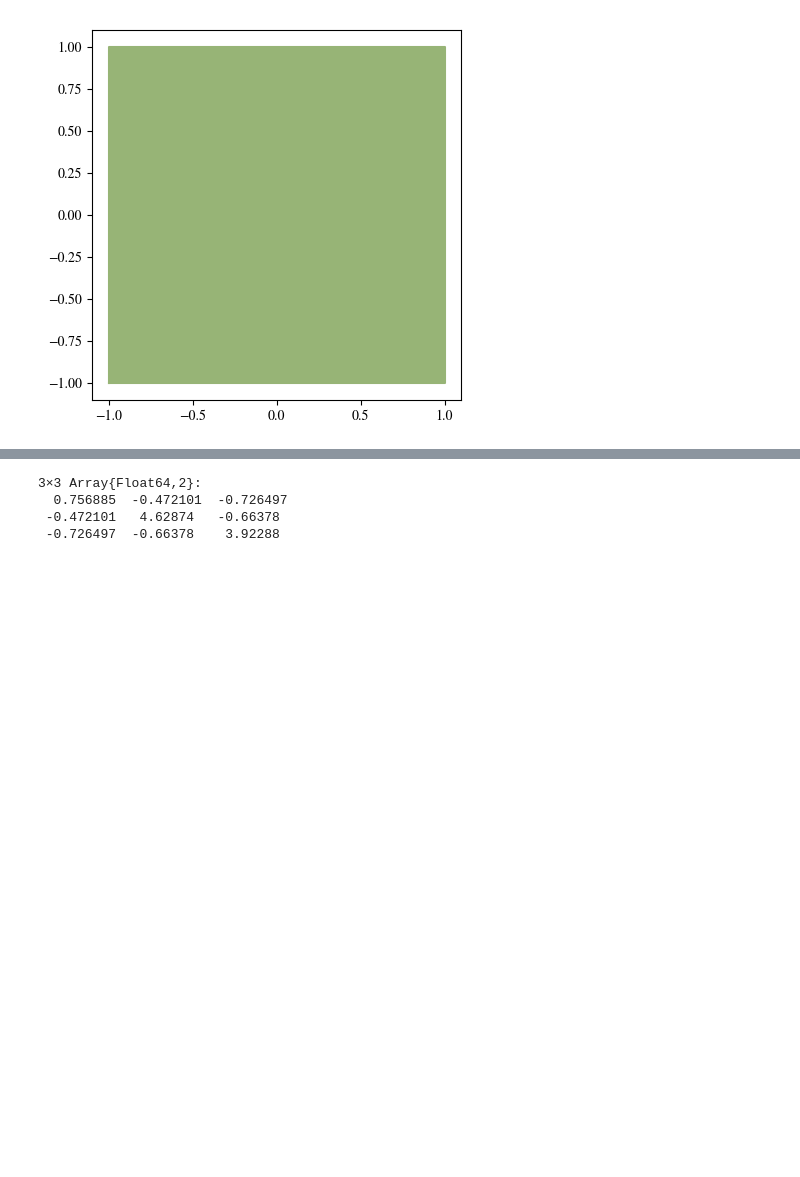
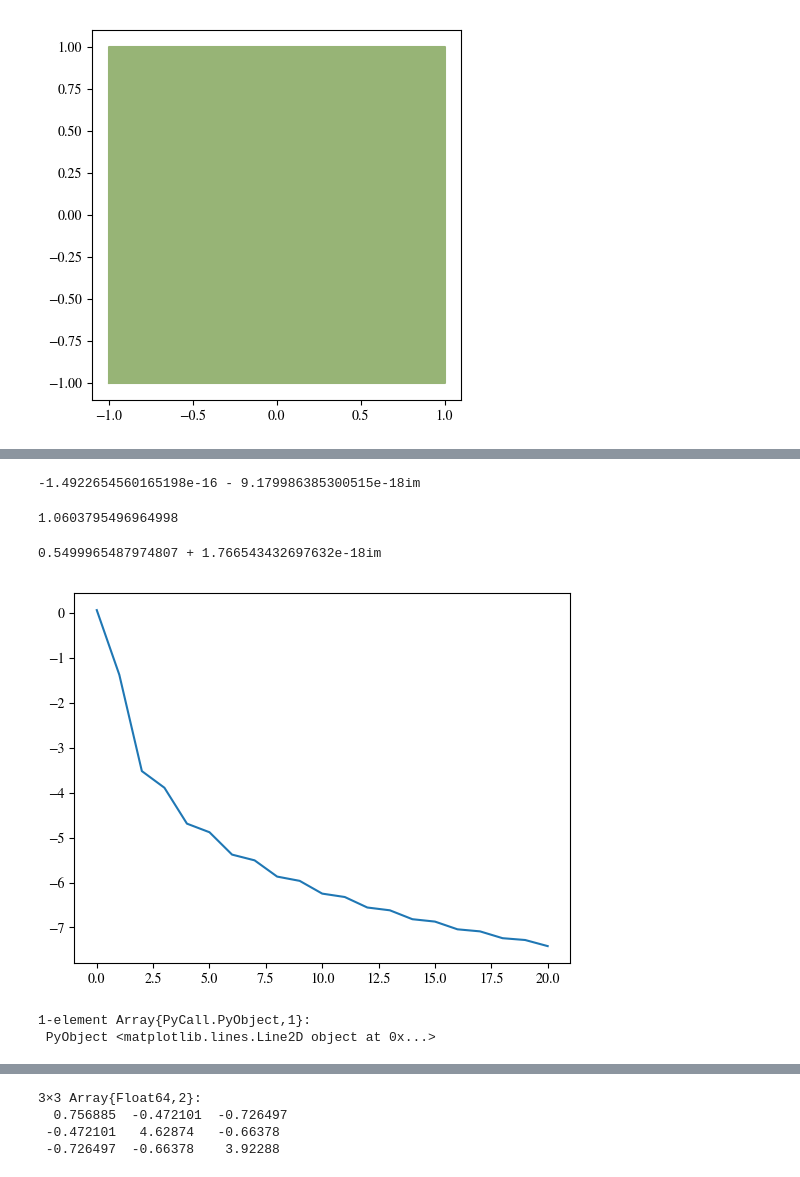
Before and after one commit to jdeldre/SchwarzChristoffel.jl, a Jupyter notebook: src/TestingSC.ipynb, the cells around one changed output, grey strips where cells are left out. Drawn from its saved outputs; the diff is of its cells as text; code cells hidden in the pictures; blank space fills up the shorter version.

```diff
--- a/src/TestingSC.ipynb
+++ b/src/TestingSC.ipynb
@@ -82,0 +88,62 @@ Schwarz-Christoffel map of unit circle to exterior of polygon with 4 vertices
+# %%
+#w = flipdim(SchwarzChristoffel.vertex(p),1)
+#beta = 1.-flipdim(SchwarzChristoffel.interiorangle(p),1)
+#qdat = m.qdata
+#zeta = m.ζ
+#c = m.constant
+ncoeff = 100
+
+nθ = 1024
+  #θ = collect(linspace(-π,π,nθ));
+  #append!(θ,m.prevangle)
+  #dθ = diff(union(sort!(θ),π))
+  #θ = θ[dθ.>eps()]
+  #dθ = dθ[dθ.>eps()]
+#deleteat!(θ,length(θ))
+
+  dθ = 2π/nθ
+  ζs = exp.(im*collect(0:nθ-1)*dθ)
+  #dζs = im*ζs.*dθ
+  #σs = -c/abs(c)./ζs
+  #z = SchwarzChristoffel.Exterior.evaluate_exterior(σs,w,beta,zeta,c,qdat);
+  #dc = m(ζs).*diff([ζs;ζs[1]])
+  z = m(ζs)
+  dc = z./ζs*sin(dθ)
+  #dc ./= ζs.^2
+  ccoeff = Complex128[]
+  for k = -1:0
+    push!(ccoeff,sum(dc))
+    dc .*= ζs
+  end
+  ccoeff2 = deepcopy(ccoeff)
+    for k = 1:ncoeff
+    push!(ccoeff,sum(dc))
+    dc .*= ζs
+  end
+  dm = DerivativeMap(m)
+  dz̃,ddz̃ = dm(ζs)
+  dc = dz̃.*ζs.*diff([ζs;ζs[1]])
+  for k = 1:ncoeff
+    push!(ccoeff2,-sum(dc)/k)
+    dc .*= ζs
+  end
+ccoeff ./= (2π);
+ccoeff2 ./= (2π*im);
+ccoeff[end]
+# %% [output]
+-1.4922654560165198e-16 - 9.179986385300515e-18im
+# %%
+abs(m.constant)
+# %% [output]
+1.0603795496964998
+# %%
+ccoeff[1]
+# %% [output]
+0.5499965487974807 + 1.766543432697632e-18im
+# %%
+PyPlot.plot(log.(abs.(ccoeff[1:5:end])))
+#PyPlot.plot(log.(abs.(m.ps.ccoeff)))
+# %% [output]
+[figure, added]
+1-element Array{PyCall.PyObject,1}:
+ PyObject <matplotlib.lines.Line2D object at 0x...>
```
Also changed, not shown: parts of 5 cells of this notebook, 1 other file.
